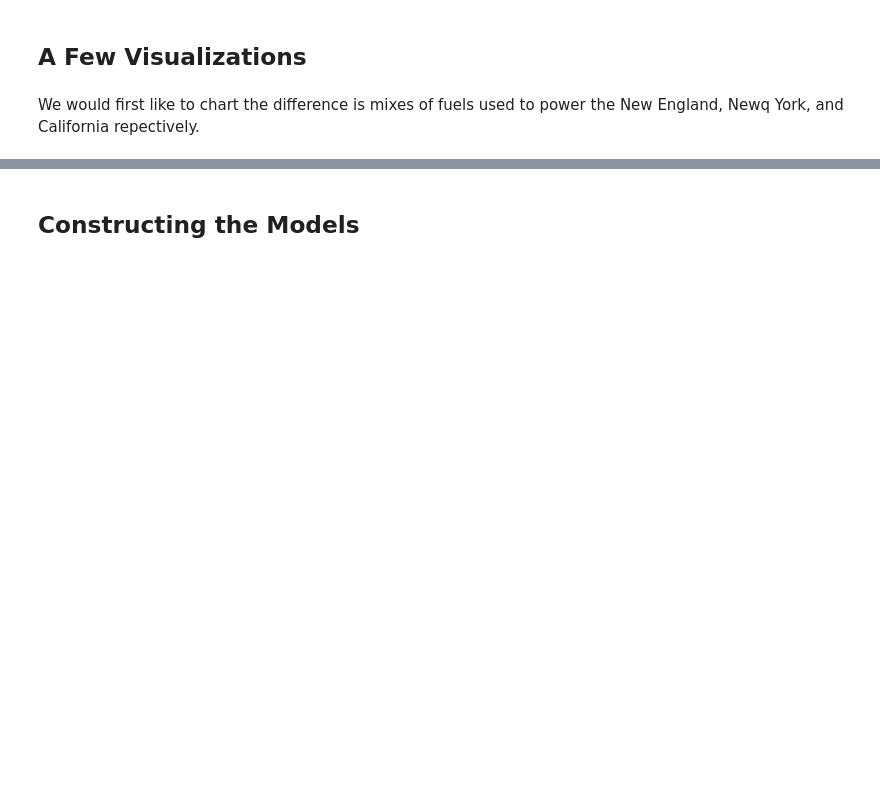
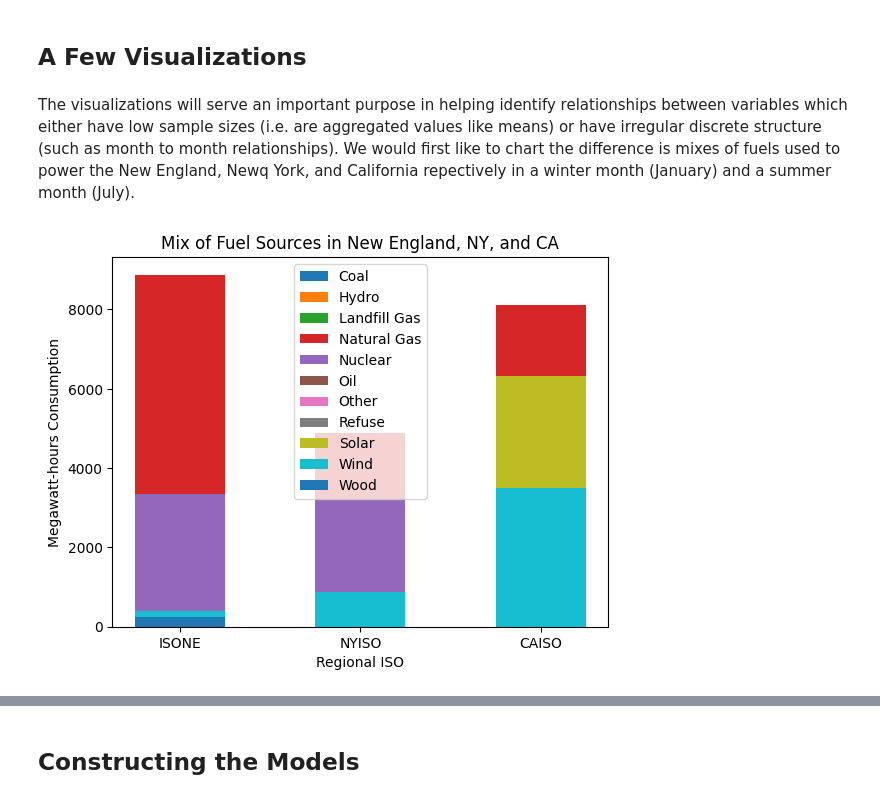
Before and after one commit to JGrtrx/STAT4185-proj, a Jupyter notebook: Gratrix_Jacob_project.ipynb, the cells around one changed output, grey strips where cells are left out. Drawn from its saved outputs; the diff is of its cells as text; code cells hidden in the pictures; blank space fills up the shorter version.

```diff
--- a/Gratrix_Jacob_project.ipynb
+++ b/Gratrix_Jacob_project.ipynb
@@ -216,7 +218,8 @@ consumption = pd.read_csv(f'./data/US-Power-Consumption-and-Prices')
 # %% [markdown]
 ## A Few Visualizations
 # %% [markdown]
-We would first like to chart the difference is mixes of fuels used to power the New England, Newq York, and California repectively.
+The visualizations will serve an important purpose in helping identify relationships between variables which either have low sample sizes (i.e. are aggregated values like means) or have irregular discrete structure (such as month to month relationships).
+We would first like to chart the difference is mixes of fuels used to power the New England, Newq York, and California repectively in a winter month (January) and a summer month (July).
 # %%
 %%capture --no-display
 
@@ -231,3 +234,17 @@ dat.columns = ['ISONE', 'NYISO', 'CAISO']
 dat.fillna(0.0, inplace=True)
 dat = dat.transpose()
 source_ls = list(dat.columns)
+# %%
+fig, ax = plt.subplots()
+
+for source in source_ls:
+    ax.bar(['ISONE', 'NYISO', 'CAISO'], dat[source], width=0.5, label=source)
+
+ax.set_ylabel('Megawatt-hours Consumption')
+ax.set_xlabel('Regional ISO')
+ax.set_title('Mix of Fuel Sources in New England, NY, and CA')
+ax.legend(loc='upper center')
+
+plt.show()
+# %% [output]
+[figure, added]
```
Also changed, not shown: parts of 11 cells of this notebook.
